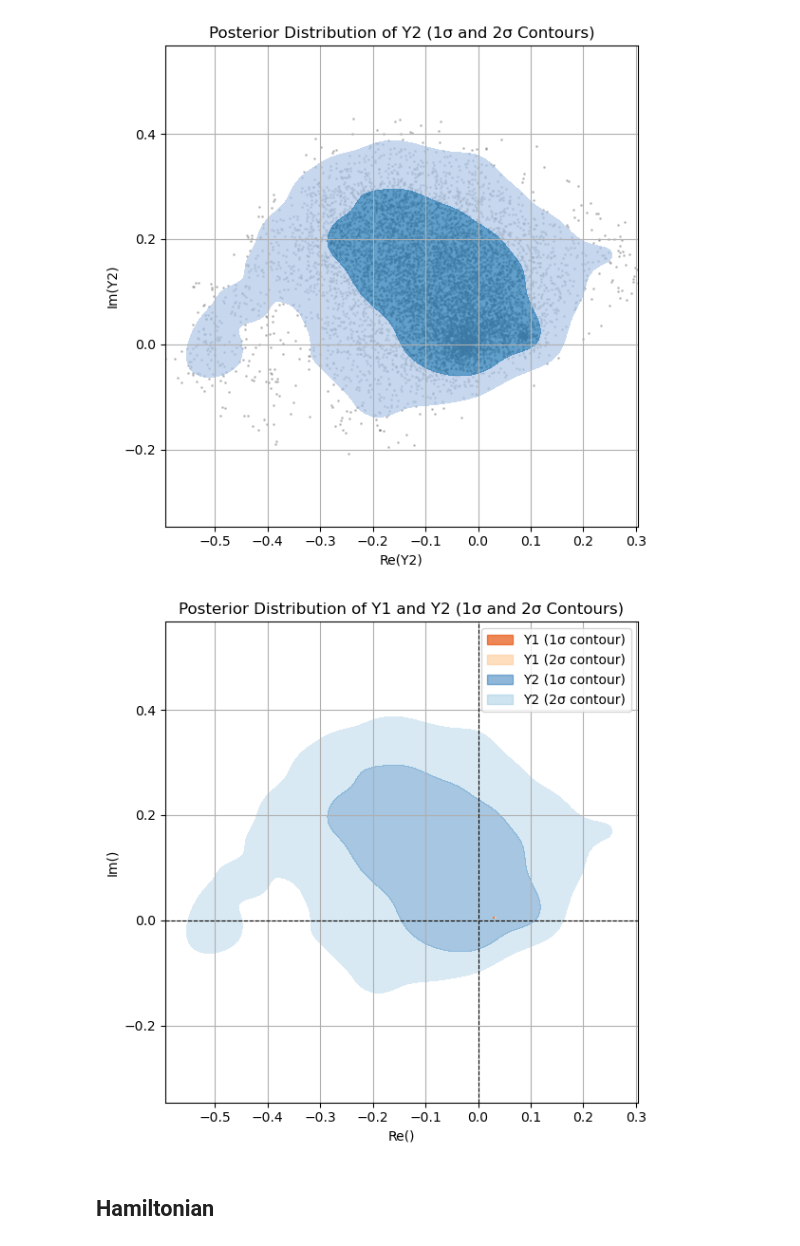
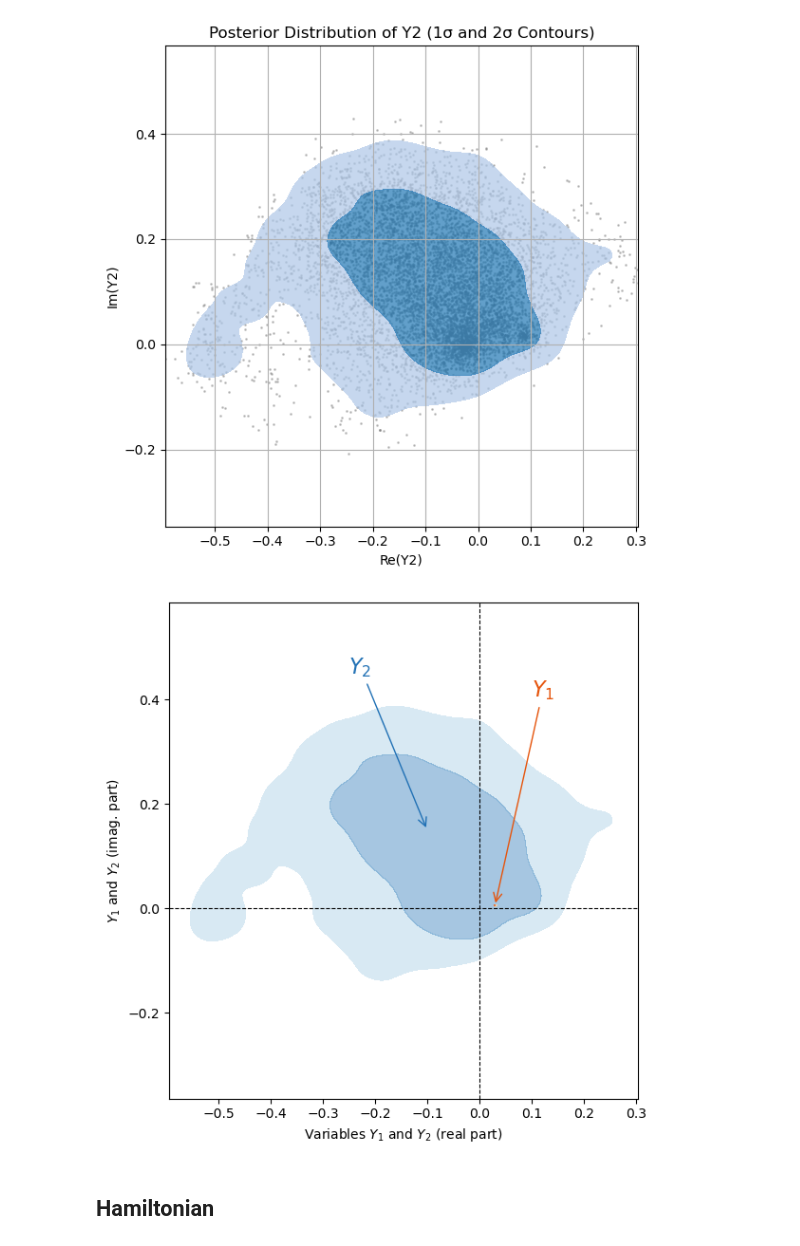
Before and after one commit to pentrican10/k2-19-project, a Jupyter notebook: resonant_figure.ipynb, the cells around one changed output. Saved outputs shown, nothing was run; the diff lists cells and outputs as text; code cells hidden in the pictures.

```diff
--- a/resonant_figure.ipynb
+++ b/resonant_figure.ipynb
@@ -538,42 +541,34 @@ plt.show()
 # %%
 # Plot Y1 and Y2 together
 fig, ax = plt.subplots(figsize=(6, 6))
 contour = ax.contourf(X_2, Y_2, Z_2,
                       levels=levels_2 + [Z_2.max()],
                       colors=['#9ecae1', '#2171b5'],
                       alpha=0.4)
 contour = ax.contourf(X_1, Y_1, Z_1,
                       levels=levels_1 + [Z_1.max()],
                       colors=["#fdd0a2", "#e6550d"],
                       alpha=0.7)
 
-
 # Plot formatting
-ax.set_xlabel("Re()")
-ax.set_ylabel("Im()")
-ax.set_title("Posterior Distribution of Y1 and Y2 (1σ and 2σ Contours)")
-ax.grid(True)
+ax.set_xlabel("Variables $Y_1$ and $Y_2$ (real part)")
+ax.set_ylabel("$Y_1$ and $Y_2$ (imag. part)")
+# ax.set_title("Posterior Distribution of Y1 and Y2 (1σ and 2σ Contours)")
+# ax.grid(True)
 ax.axis('equal')
 
 # Add dashed lines at x=0 and y=0
 ax.axhline(0, color='black', linestyle='--', lw=0.8)
 ax.axvline(0, color='black', linestyle='--', lw=0.8)
 
+# Annotations and arrows
+ax.annotate('$Y_1$', xy=(0.03, 0.0055), xytext=(0.1, 0.0055 + 0.4), arrowprops=dict(facecolor='#e6550d', arrowstyle='->',color='#e6550d'), color='#e6550d', fontsize=16)
+ax.annotate('$Y_2$', xy=(-0.1, 0.15), xytext=(-0.25, 0.05 + 0.4), arrowprops=dict(facecolor='#2171b5', arrowstyle='->',color='#2171b5'),color='#2171b5', fontsize=16)
 
-# Create custom legend patches matching your colors and labels
-import matplotlib.patches as mpatches
-# Custom legend patches
-orange_1sigma = mpatches.Patch(color="#e6550d", alpha=0.7, label="Y1 (1σ contour)")
-orange_2sigma = mpatches.Patch(color="#fdd0a2", alpha=0.7, label="Y1 (2σ contour)")
-blue_1sigma = mpatches.Patch(color="#2171b5", alpha=0.5, label="Y2 (1σ contour)")
-blue_2sigma = mpatches.Patch(color="#9ecae1", alpha=0.5, label="Y2 (2σ contour)")
-
-# Add legend
-ax.legend(handles=[orange_1sigma, orange_2sigma, blue_1sigma, blue_2sigma], loc="upper right")
 plt.tight_layout()
 plt.show()
 # %% [output]
-[figure, old version]
+[figure, new version]
 # %% [markdown]
 ## Hamiltonian
 # %%
```
Also changed, not shown: parts of 33 cells of this notebook, 3 other files.
